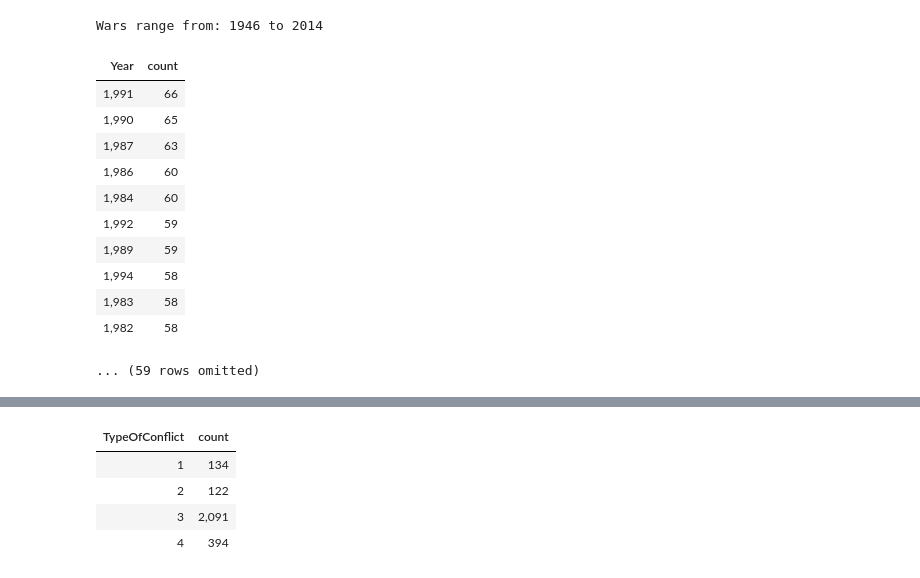
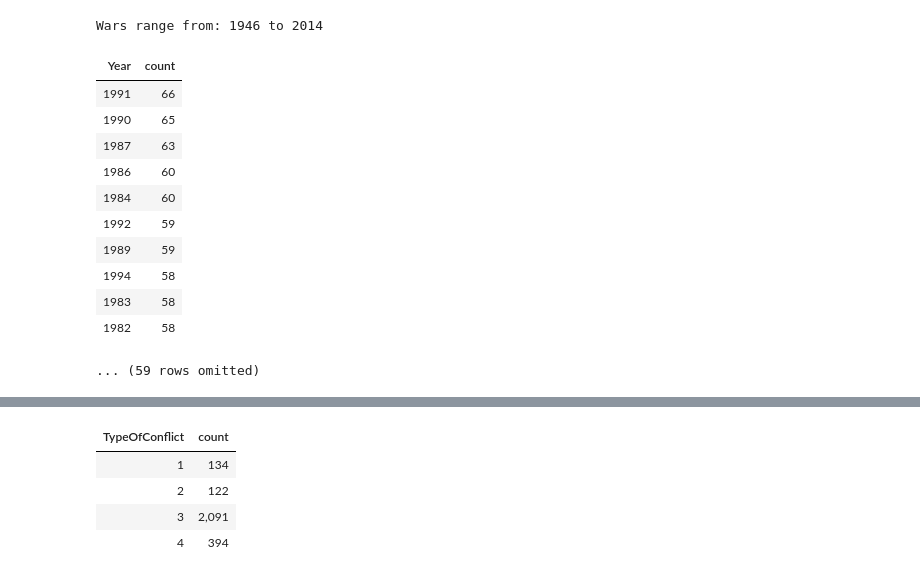
Before and after one commit to ds-modules/POLSCI-5, a Jupyter notebook: CivilWars.ipynb, the cells around one changed output, grey strips where cells are left out. Drawn from its saved outputs; the diff is of its cells as text; code cells hidden in the pictures.

```diff
--- a/CivilWars.ipynb
+++ b/CivilWars.ipynb
@@ -40,3 +92,6 @@ wars
 | 1-191 | 3 | 301 | 1,994 | Algeria | Government of Algeria | nan | GIA | 1390 | nan | ... |
 | 1-191 | 3 | 301 | 1,995 | Algeria | Government of Algeria | nan | GIA | 1390 | nan | ... |
 ... (2731 rows omitted)
+# %%
+#Reformat year
+wars.set_format('Year', formats.FunctionFormatter(lambda x: x))
@@ -139,17 +208,17 @@ print('Wars range from:', earliest_yr, 'to', latest_yr)
 Wars range from: 1946 to 2014
 # %%
 #Years with the highest total number of years; first 10
-wars.group('Year').sort('count', descending = True).show(10)
+wars.group('Year').sort('count', descending = True).set_format('Year', formats.FunctionFormatter(lambda x: x))
 # %% [output]
 | Year | count |
-| 1,991 | 66 |
-| 1,990 | 65 |
-| 1,987 | 63 |
-| 1,986 | 60 |
-| 1,984 | 60 |
-| 1,992 | 59 |
-| 1,989 | 59 |
-| 1,994 | 58 |
-| 1,983 | 58 |
-| 1,982 | 58 |
+| 1991 | 66 |
+| 1990 | 65 |
+| 1987 | 63 |
+| 1986 | 60 |
+| 1984 | 60 |
+| 1992 | 59 |
+| 1989 | 59 |
+| 1994 | 58 |
+| 1983 | 58 |
+| 1982 | 58 |
 ... (59 rows omitted)
```
Also changed, not shown: parts of 33 cells of this notebook.
